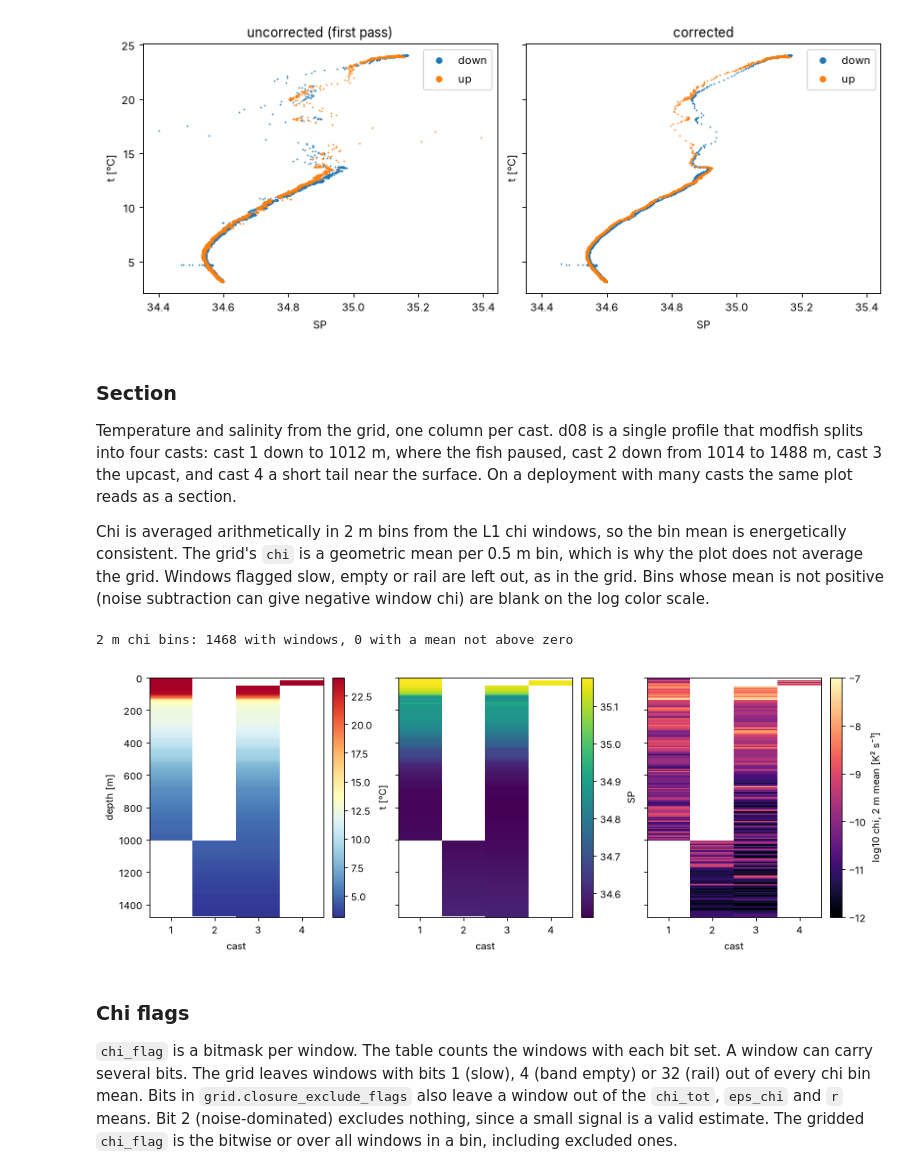
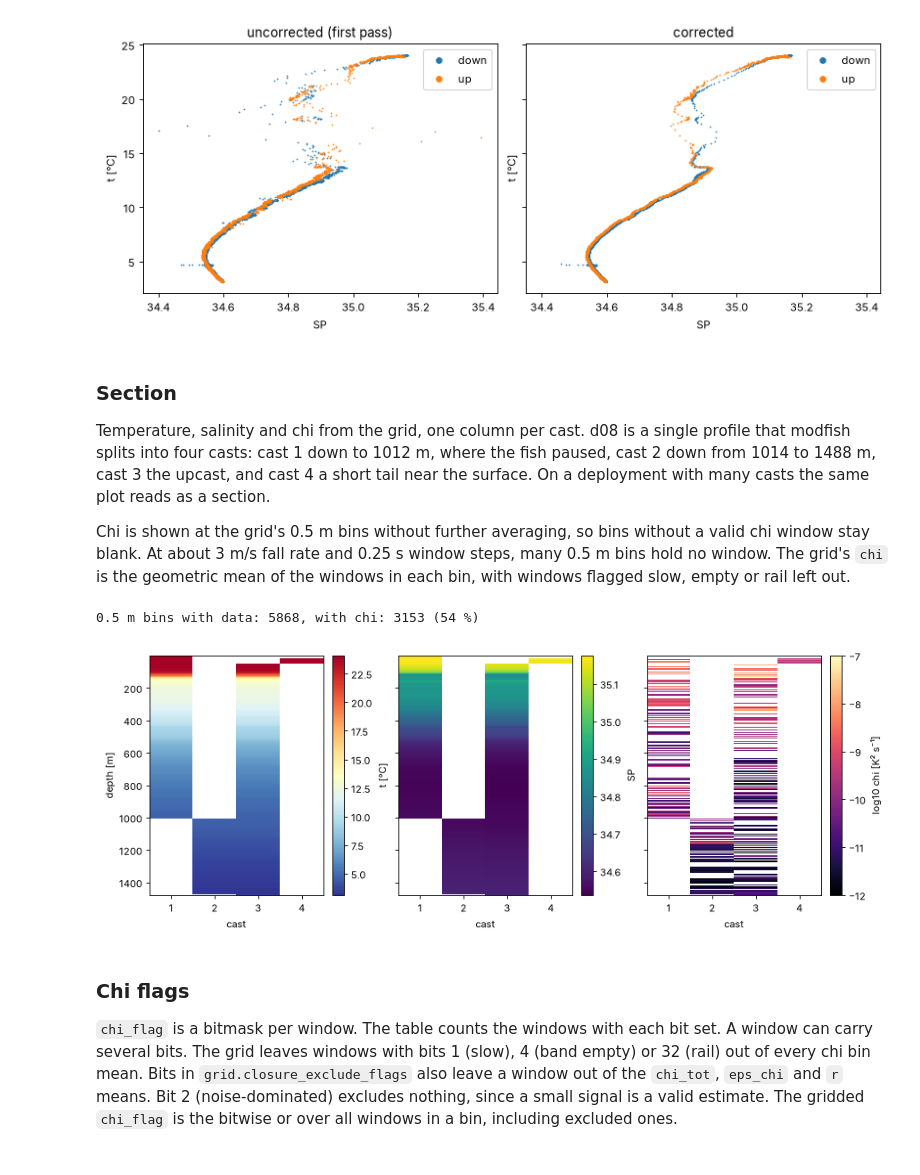
Before and after one commit to modscripps/modfish, a Jupyter notebook: examples/fctd_processing.ipynb, the cells around one changed output. Drawn from its saved outputs; the diff is of its cells as text; code cells hidden in the pictures.

Commit message:
docs: example section shows grid chi at 0.5 m without averaging

```diff
--- a/examples/fctd_processing.ipynb
+++ b/examples/fctd_processing.ipynb
@@ -653,47 +653,32 @@ plot_ts(ax1, ctd1, casts, title="corrected");
 # %% [markdown]
 ### Section
 
-Temperature and salinity from the grid, one column per cast.
+Temperature, salinity and chi from the grid, one column per cast.
 d08 is a single profile that modfish splits into four casts: cast 1 down to 1012 m, where the fish paused, cast 2 down from 1014 to 1488 m, cast 3 the upcast, and cast 4 a short tail near the surface.
 On a deployment with many casts the same plot reads as a section.
 
-Chi is averaged arithmetically in 2 m bins from the L1 chi windows, so the bin mean is energetically consistent.
-The grid's `chi` is a geometric mean per 0.5 m bin, which is why the plot does not average the grid.
-Windows flagged slow, empty or rail are left out, as in the grid.
-Bins whose mean is not positive (noise subtraction can give negative window chi) are blank on the log color scale.
+Chi is shown at the grid's 0.5 m bins without further averaging, so bins without a valid chi window stay blank.
+At about 3 m/s fall rate and 0.25 s window steps, many 0.5 m bins hold no window.
+The grid's `chi` is the geometric mean of the windows in each bin, with windows flagged slow, empty or rail left out.
 # %%
-dz_chi = 2.0  # m, plotted chi bin
-flag = chi.chi_flag.values.astype(np.uint8)
-keep = ((flag & np.uint8(chi_config.FLAG_SLOW | chi_config.FLAG_EMPTY | chi_config.FLAG_RAIL)) == 0) & np.isfinite(chi.chi.values)
-edges = np.arange(0, float(grid.depth.max()) + dz_chi, dz_chi)
-chi_bin = np.full((edges.size - 1, grid.cast.size), np.nan)
-for j, cid in enumerate(grid.cast.values):
-    m = keep & (chi.cast.values == cid)
-    k = np.digitize(chi.depth.values[m], edges) - 1
-    ok = (k >= 0) & (k < edges.size - 1)
-    sums = np.bincount(k[ok], weights=chi.chi.values[m][ok], minlength=edges.size - 1)
-    counts = np.bincount(k[ok], minlength=edges.size - 1)
-    chi_bin[:, j] = np.where(counts > 0, sums / np.maximum(counts, 1), np.nan)
-chi_mean = xr.DataArray(chi_bin, dims=("depth", "cast"),
-                        coords={"depth": 0.5 * (edges[:-1] + edges[1:]), "cast": grid.cast.values})
-log_chi = np.log10(chi_mean.where(chi_mean > 0))
-print(f"{dz_chi:g} m chi bins: {int(np.isfinite(chi_bin).sum())} with windows, "
-      f"{int((chi_bin <= 0).sum())} with a mean not above zero")
+n_bins = int(np.isfinite(grid.t).sum())
+n_chi = int(np.isfinite(grid.chi).sum())
+print(f"0.5 m bins with data: {n_bins}, with chi: {n_chi} ({100 * n_chi / n_bins:.0f} %)")
 
 fig, axs = plt.subplots(1, 3, figsize=(11, 4), sharey=True, constrained_layout=True)
 for ax, (v, label, kw) in zip(axs, [
     (grid.t, "t [°C]", dict(cmap="RdYlBu_r")),
     (grid.SP, "SP", dict(cmap="viridis")),
-    (log_chi, f"log10 chi, {dz_chi:g} m mean [K² s⁻¹]", dict(cmap="magma", vmin=-12, vmax=-7)),
+    (np.log10(grid.chi), "log10 chi [K² s⁻¹]", dict(cmap="magma", vmin=-12, vmax=-7)),
 ], strict=True):
     pc = ax.pcolormesh(v.cast, v.depth, v, **kw)
     fig.colorbar(pc, ax=ax, label=label)
     ax.set(xlabel="cast", xticks=grid.cast.values)
 axs[0].invert_yaxis()
 axs[0].set_ylabel("depth [m]");
 # %% [output]
-2 m chi bins: 1468 with windows, 0 with a mean not above zero
+0.5 m bins with data: 5868, with chi: 3153 (54 %)
-[figure, old version]
+[figure, new version]
 # %% [markdown]
 ### Chi flags
 
```
